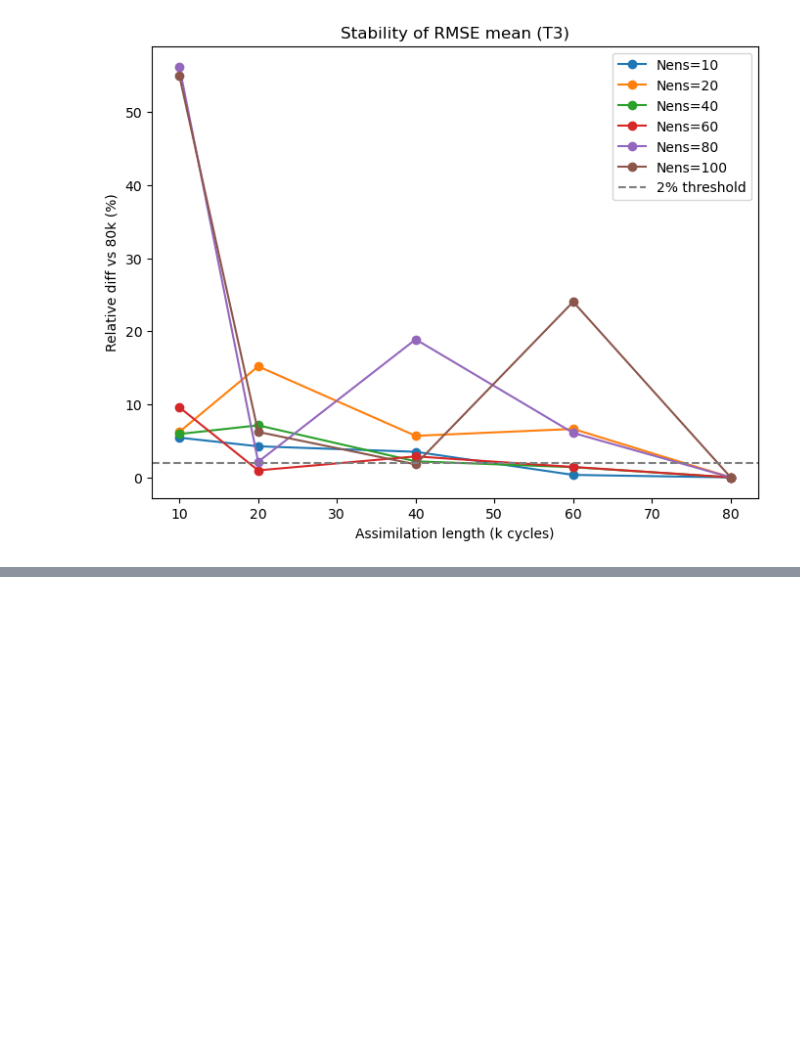
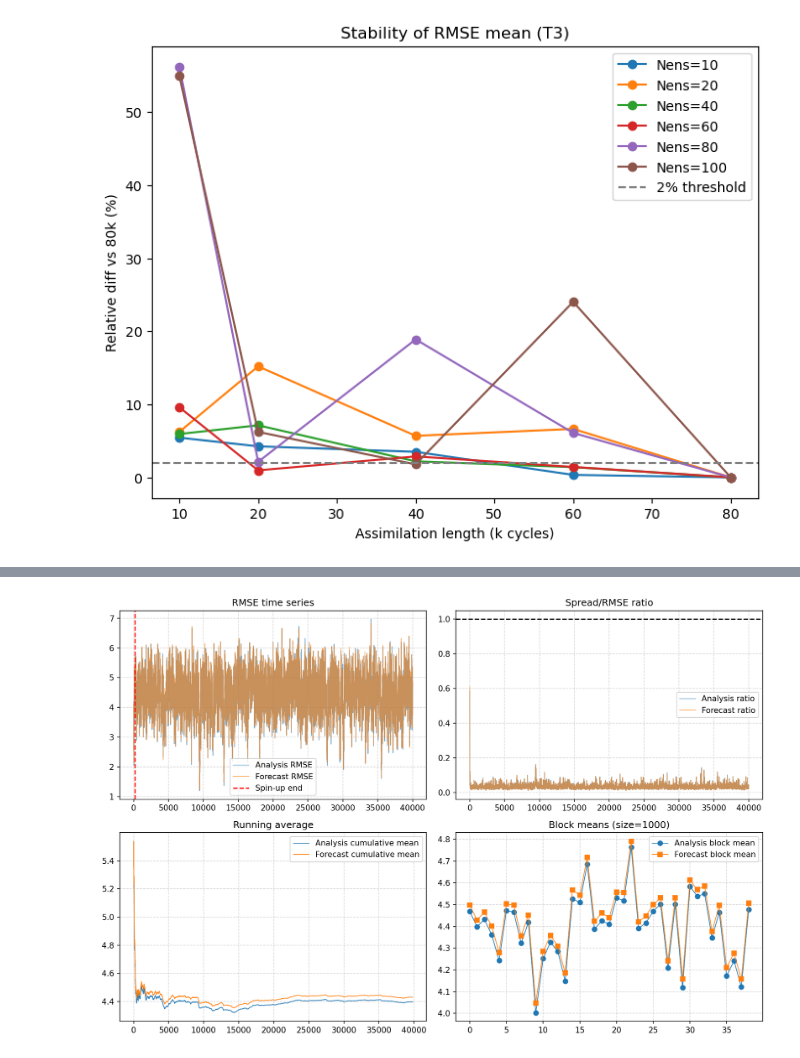
Before and after one commit to jgacituag/L96_multiple_experiments, a Jupyter notebook: codes_figures/test_plot_assim_cycles.ipynb, the cells around one changed output, grey strips where cells are left out. Saved outputs shown, nothing was run; the diff lists cells and outputs as text; code cells hidden in the pictures; blank space fills up the shorter version.

Commit message:
clean up and creation of pre-spinup

```diff
--- a/codes_figures/test_plot_assim_cycles.ipynb
+++ b/codes_figures/test_plot_assim_cycles.ipynb
@@ -468 +450,97 @@ Figure saved as:
 [figure]
+# %%
+#!/usr/bin/env python3
+# -*- coding: utf-8 -*-
+
+import numpy as np
+import matplotlib.pyplot as plt
+import os
+
+# === Settings ===
+
+#filename  = "LETKF_Paper_Nature_Freq4_Den1.0_Type3_ObsErr5_Nens80_NTemp3_alpha2_NOGEC_80k_series.npz"
+err = '5'
+Nens = '20'
+alpha = '2'
+
+spinup    = 200   # cycles to discard as spin-up
+block_len = 1000   # length of blocks for averaging
+limit = 40000
+
+for i in range(1,4):
+    filename = f"LETKF_Paper_Nature_Freq4_Den1.0_Type3_ObsErr{err}_Nens{Nens}_NTemp{i}_alpha{alpha}_NOGEC_40k_series.npz"
+
+# === Load file ===
+    data = np.load(os.path.join(base_path, filename), allow_pickle=True)
+    rmse_a = data["series_analysis_rmse"][0:limit]
+    rmse_f = data["series_forecast_rmse"][0:limit]
+    sprd_a = data["series_analysis_sprd"][0:limit]
+    sprd_f = data["series_forecast_sprd"][0:limit]
+    bias_a = data["series_analysis_bias"][0:limit]
+    bias_f = data["series_forecast_bias"][0:limit]
+
+# === Diagnostics ===
+ratio_a = sprd_a / rmse_a
+ratio_f = sprd_f / rmse_f
+
+# Time after spinup
+rmse_a_post = rmse_a[spinup:]
+rmse_f_post = rmse_f[spinup:]
+
+# Cumulative mean
+cummean_a = np.cumsum(rmse_a_post) / np.arange(1, len(rmse_a_post)+1)
+cummean_f = np.cumsum(rmse_f_post) / np.arange(1, len(rmse_f_post)+1)
+
+# Block means
+def block_average(arr, block_len):
+    nblocks = len(arr) // block_len
+    arr = arr[:nblocks * block_len]
+    return arr.reshape(nblocks, block_len).mean(axis=1)
+
+block_rmse_a = block_average(rmse_a_post, block_len)
+block_rmse_f = block_average(rmse_f_post, block_len)
+
+# === Print summary ===
+print("\n=== Diagnostics summary ===")
+print(f"Mean Analysis RMSE (post-spinup): {rmse_a_post.mean():.3f}")
+print(f"Mean Forecast RMSE (post-spinup): {rmse_f_post.mean():.3f}")
+print(f"Spread/RMSE ratio (analysis): {np.nanmean(ratio_a[spinup:]):.3f}")
+print(f"Spread/RMSE ratio (forecast): {np.nanmean(ratio_f[spinup:]):.3f}")
+print("===========================\n")
+
+# === Plots ===
+fig, axes = plt.subplots(3, 3, figsize=(12, 8), dpi=150)
+
+# Time series RMSE
+axes[0,0].plot(rmse_a, label="Analysis RMSE", alpha=0.6, linewidth=0.9)
+axes[0,0].plot(rmse_f, label="Forecast RMSE", alpha=0.6, linewidth=0.9)
+axes[0,0].axvline(spinup, color="red", linestyle="--", label="Spin-up end")
+axes[0,0].set_title("RMSE time series")
+axes[0,0].legend()
+axes[0,0].grid(True, linestyle="--", alpha=0.5)
+
+# Spread/RMSE ratio
+axes[0,1].plot(ratio_a, label="Analysis ratio", alpha=0.6, linewidth=0.9)
+axes[0,1].plot(ratio_f, label="Forecast ratio", alpha=0.6, linewidth=0.9)
+axes[0,1].axhline(1.0, color="black", linestyle="--")
+axes[0,1].set_title("Spread/RMSE ratio")
+axes[0,1].legend()
+axes[0,1].grid(True, linestyle="--", alpha=0.5)
+
+# Cumulative mean RMSE
+axes[1,0].plot(cummean_a, label="Analysis cumulative mean", linewidth=0.9)
+axes[1,0].plot(cummean_f, label="Forecast cumulative mean", linewidth=0.9)
+axes[1,0].set_title("Running average")
+axes[1,0].legend()
+axes[1,0].grid(True, linestyle="--", alpha=0.5)
+
+# Block means
+axes[1,1].plot(block_rmse_a, marker="o", label="Analysis block mean", linewidth=0.9)
+axes[1,1].plot(block_rmse_f, marker="s", label="Forecast block mean", linewidth=0.9)
+axes[1,1].set_title(f"Block means (size={block_len})")
+axes[1,1].legend()
+axes[1,1].grid(True, linestyle="--", alpha=0.5)
+
+plt.tight_layout()
+plt.show()
+# %% [output]
@@ -468,0 +553 @@ Figure saved as:
+[figure, added]
```
Also changed, not shown: parts of 8 cells of this notebook, 42 other files.
